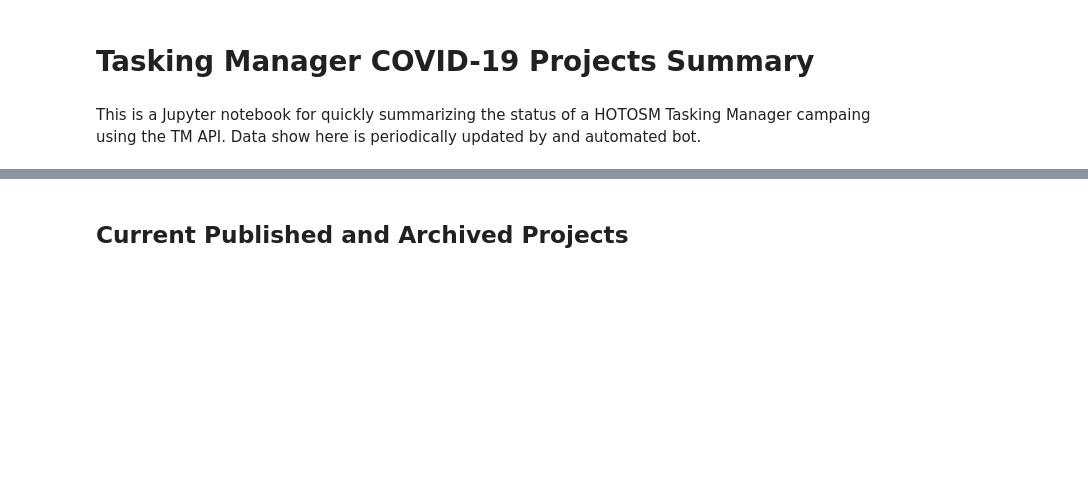
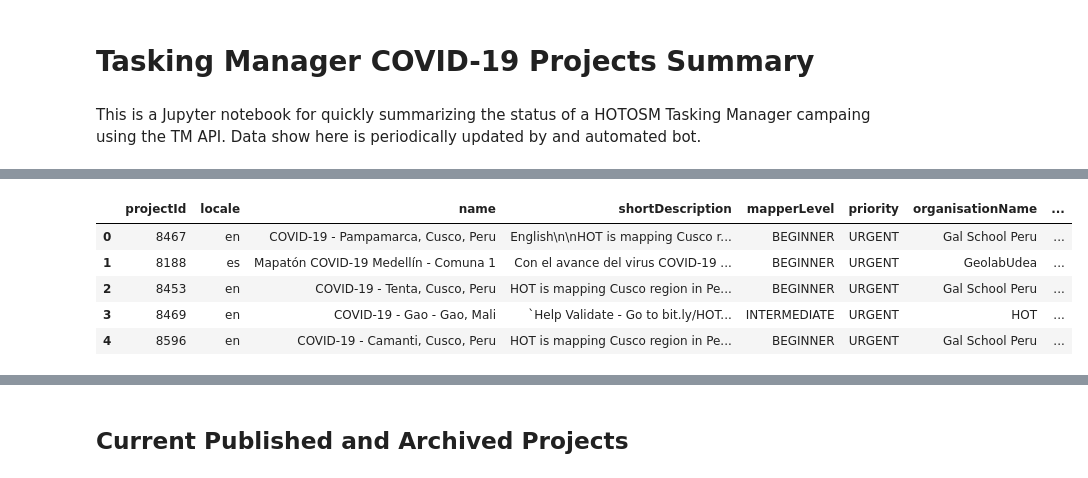
Before and after one commit to jarmokivekas/hotosm-activation-gis-data, a Jupyter notebook: 2019-12-covid-19/TM-status-report.ipynb, the cells around one changed output, grey strips where cells are left out. Saved outputs shown, nothing was run; the diff lists cells and outputs as text; code cells hidden in the pictures; blank space fills up the shorter version.

Commit message:
update covid-19 reports 2020-05-06T19:33:40+03:00

```diff
--- a/2019-12-covid-19/TM-status-report.ipynb
+++ b/2019-12-covid-19/TM-status-report.ipynb
@@ -54,3 +76,12 @@ result = result.drop_duplicates(subset='projectId');
+# %%
+result.head()
+# %% [output]
+|  | projectId | locale | name | shortDescription | mapperLevel | priority | organisationName | ... |
+| 0 | 8467 | en | COVID-19 - Pampamarca, Cusco, Peru | English\n\nHOT is mapping Cusco r... | BEGINNER | URGENT | Gal School Peru | ... |
+| 1 | 8188 | es | Mapatón COVID-19 Medellín - Comuna 1 | Con el avance del virus COVID-19 ... | BEGINNER | URGENT | GeolabUdea | ... |
+| 2 | 8453 | en | COVID-19 - Tenta, Cusco, Peru | HOT is mapping Cusco region in Pe... | BEGINNER | URGENT | Gal School Peru | ... |
+| 3 | 8469 | en | COVID-19 - Gao - Gao, Mali | `Help Validate - Go to bit.ly/HOT... | INTERMEDIATE | URGENT | HOT | ... |
+| 4 | 8596 | en | COVID-19 - Camanti, Cusco, Peru | HOT is mapping Cusco region in Pe... | BEGINNER | URGENT | Gal School Peru | ... |
 # %%
 def get_summaries():
   for idx, project in result.iterrows():
```
Also changed, not shown: parts of 7 cells of this notebook, 3 other files.
